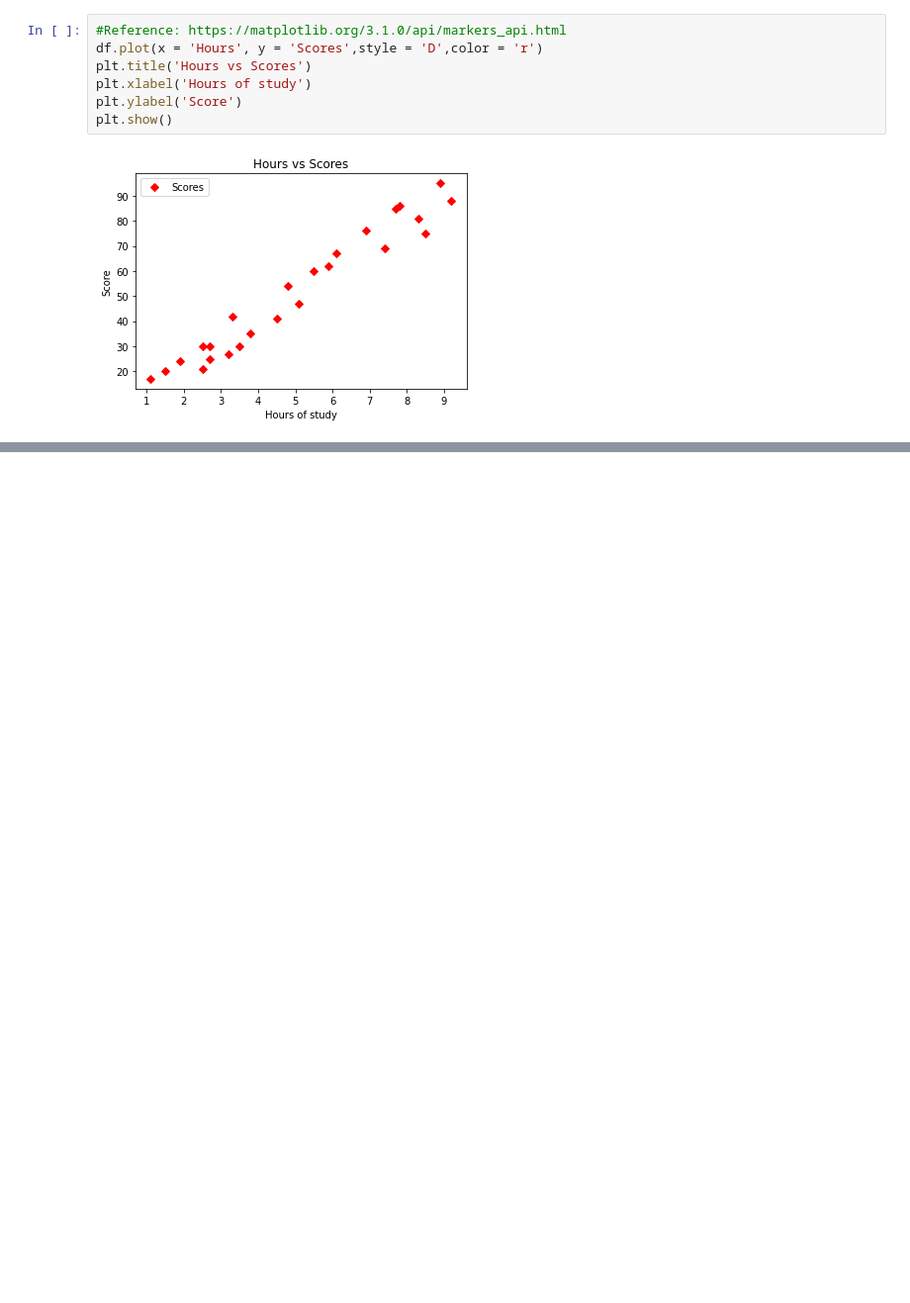
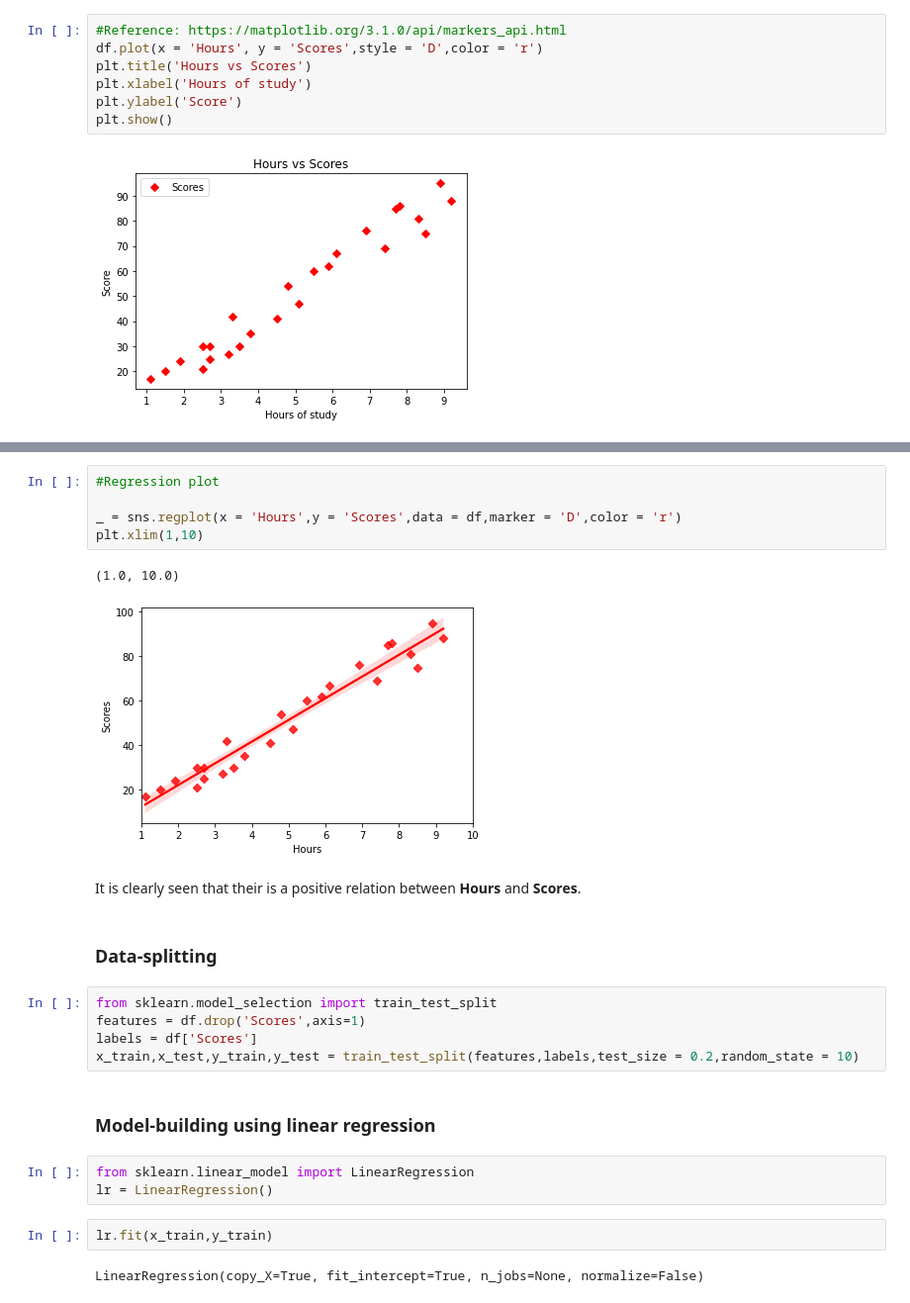
Before and after one commit to yesdeepakmittal/ml4beginners, a Jupyter notebook: mlDay01_Marks_prediction.ipynb, the cells around one changed output, grey strips where cells are left out. Shown: that part at 99% size. Cells and saved outputs as stored; diff of their text form; blank space fills up the shorter version.

```diff
--- a/mlDay01_Marks_prediction.ipynb
+++ b/mlDay01_Marks_prediction.ipynb
@@ -60,0 +67,26 @@ just checking for commiting
+# %%
+#Regression plot
+
+_ = sns.regplot(x = 'Hours',y = 'Scores',data = df,marker = 'D',color = 'r')
+plt.xlim(1,10)
+# %% [output]
+(1.0, 10.0)
+[figure, added]
+# %% [markdown]
+<p>It is clearly seen that their is a positive relation between <b>Hours</b> and <b>Scores</b>.</p>
+# %% [markdown]
+<h3>Data-splitting</h3>
+# %%
+from sklearn.model_selection import train_test_split
+features = df.drop('Scores',axis=1)
+labels = df['Scores']
+x_train,x_test,y_train,y_test = train_test_split(features,labels,test_size = 0.2,random_state = 10)
+# %% [markdown]
+<h3>Model-building using linear regression</h3>
+# %%
+from sklearn.linear_model import LinearRegression
+lr = LinearRegression()
+# %%
+lr.fit(x_train,y_train)
+# %% [output]
+LinearRegression(copy_X=True, fit_intercept=True, n_jobs=None, normalize=False)
```
Also changed, not shown: parts of 18 cells of this notebook.
